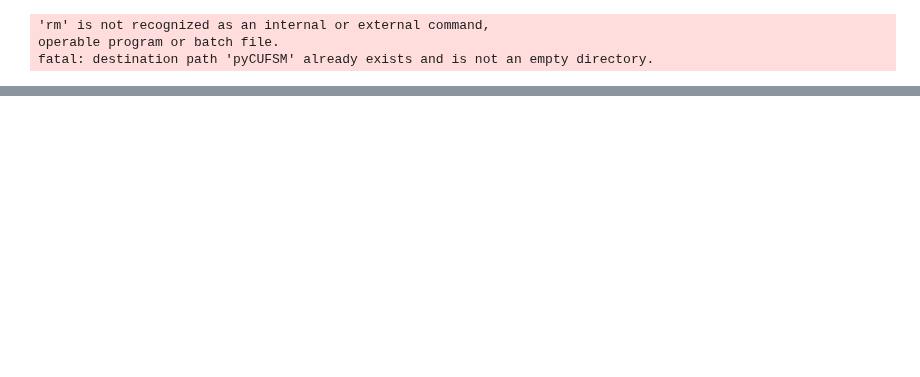
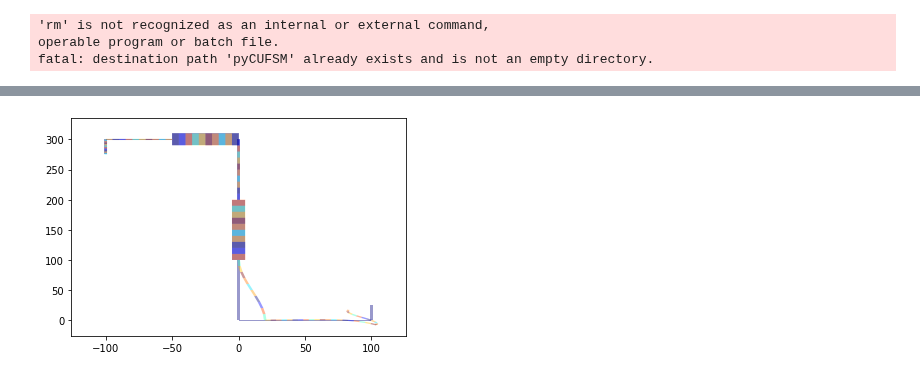
Before and after one commit to ClearCalcs/pyCUFSM, a Jupyter notebook: Untitled.ipynb, the cells around one changed output, grey strips where cells are left out. Cells and saved outputs as stored; diff of their text form; code cells hidden in the pictures; blank space fills up the shorter version.

```diff
--- a/Untitled.ipynb
+++ b/Untitled.ipynb
@@ -186,3 +121,50 @@ if __name__ == '__main__':
 stress
 (10,)
 [figure]
+# %%
+# Perform the Finite Strip Method analysis
+signature, curve, shapes = strip(props=props,
+                                 nodes=nodes_p,
+                                 elements=elements,
+                                 lengths=lengths,
+                                 springs=springs,
+                                 constraints=constraints,
+                                 gbt_con=gbt_con,
+                                 b_c=b_c,
+                                 m_all=m_all,
+                                 n_eigs=n_eigs,
+                                 sect_props=sect_props)
+# Return the important example results
+# The signature curve is simply a matter of plotting the
+# 'signature' values against the lengths
+# (usually on a logarithmic axis)
+# return {
+#     'X_values': lengths,
+#     'Y_values': signature,
+#     'Y_values_allmodes': curve,
+#     'Orig_coords': nodes,
+#     'Deformations': shapes,
+#     'Elements': elements
+# }
+lengths = np.array(lengths)
+signature = np.array(signature)
+curves = np.array(curve)
+node=np.array(nodes)
+shapes = np.array(shapes)
+element = np.array(elements)
+# %%
+######POST PROCESSING#########
+#Choose mode number
+modeindex = 1
+length_index = 20
+fileddisplay = [1]
+######DISPLACED SHAPE####
+undef = 1
+scalem = 1
+m_a = [1]
+SurfPos = 1/2
+mode = shapes[length_index, :, modeindex]
+####CALL DISPLACED SHAPE
+x = dispshap.dispshap(undef, node, element, mode, scalem, springs, m_a, b_c ,SurfPos)
+# %% [output]
+[figure, added]
```
Also changed, not shown: parts of 2 cells of this notebook, 3 other files.
